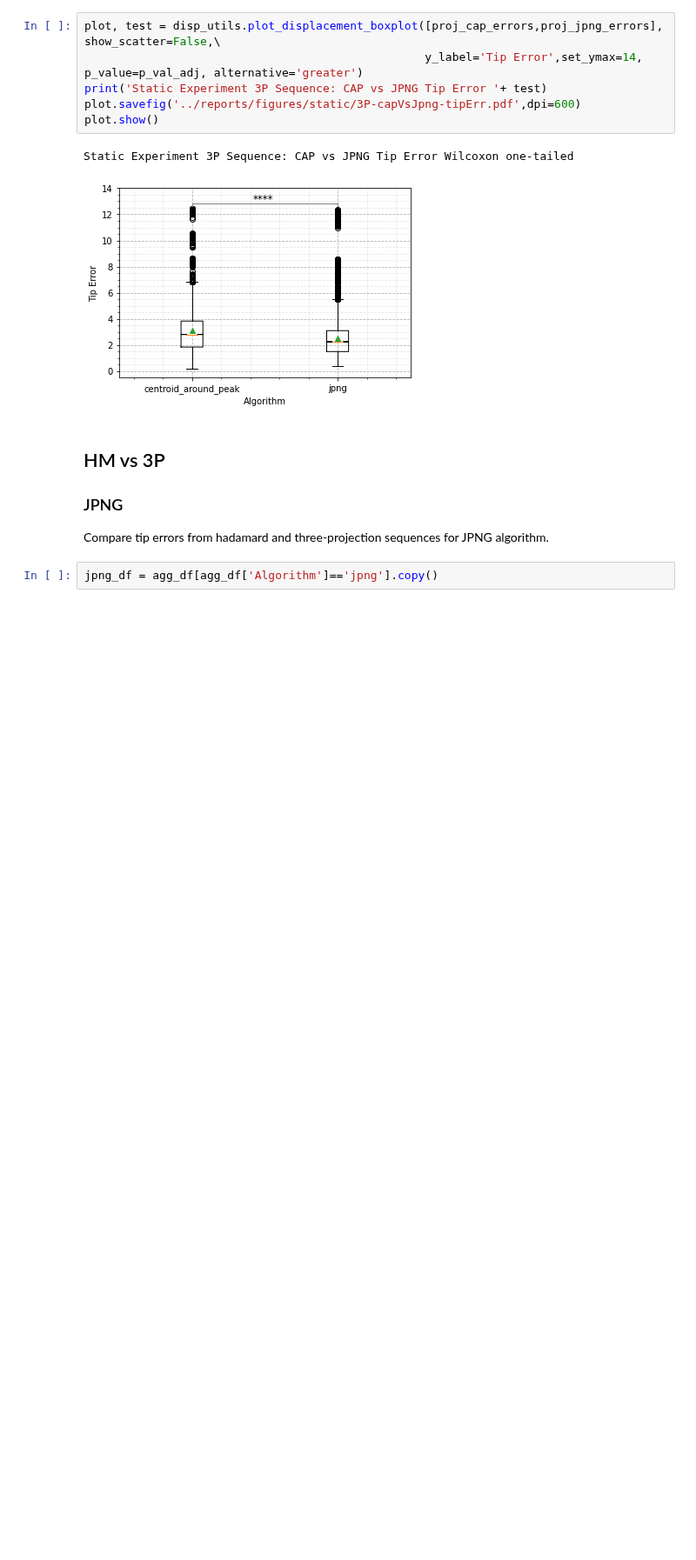
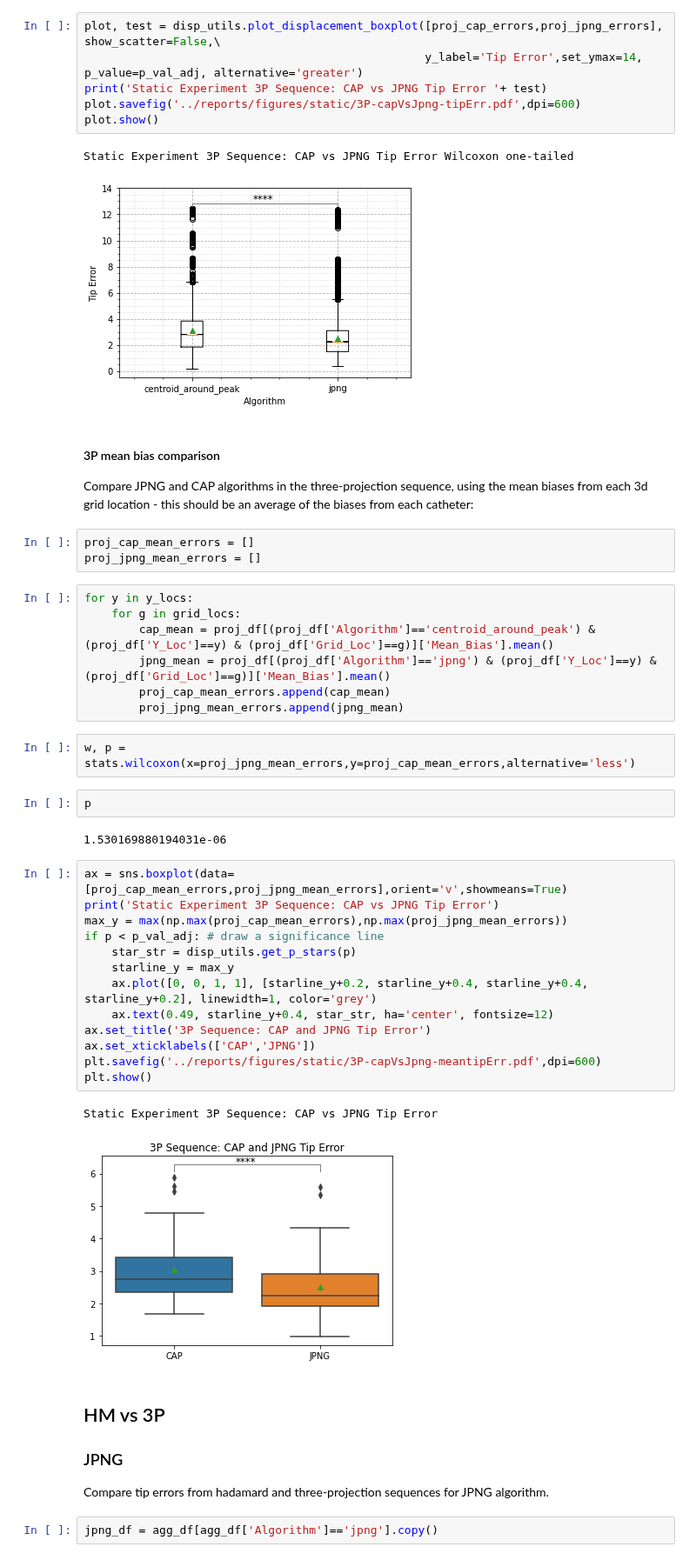
Before and after one commit to WrightGroupSRI/mr-tracking-analysis, a Jupyter notebook: Static_Tracking/static_tracking_heatmaps.ipynb, the cells around one changed output. Shown at 87% size. Drawn from its saved outputs; the diff is of its cells as text; blank space fills up the shorter version.

```diff
--- a/Static_Tracking/static_tracking_heatmaps.ipynb
+++ b/Static_Tracking/static_tracking_heatmaps.ipynb
@@ -331,6 +402,41 @@ plot.show()
 # %% [output]
 Static Experiment 3P Sequence: CAP vs JPNG Tip Error Wilcoxon one-tailed
 [figure]
+# %% [markdown]
+#### 3P mean bias comparison
+Compare JPNG and CAP algorithms in the three-projection sequence, using the mean biases from each 3d grid location - this should be an average of the biases from each catheter:
+# %%
+proj_cap_mean_errors = []
+proj_jpng_mean_errors = []
+# %%
+for y in y_locs:
+    for g in grid_locs:
+        cap_mean = proj_df[(proj_df['Algorithm']=='centroid_around_peak') & (proj_df['Y_Loc']==y) & (proj_df['Grid_Loc']==g)]['Mean_Bias'].mean()
+        jpng_mean = proj_df[(proj_df['Algorithm']=='jpng') & (proj_df['Y_Loc']==y) & (proj_df['Grid_Loc']==g)]['Mean_Bias'].mean()
+        proj_cap_mean_errors.append(cap_mean)
+        proj_jpng_mean_errors.append(jpng_mean)
+# %%
+w, p = stats.wilcoxon(x=proj_jpng_mean_errors,y=proj_cap_mean_errors,alternative='less')
+# %%
+p
+# %% [output]
+1.530169880194031e-06
+# %%
+ax = sns.boxplot(data=[proj_cap_mean_errors,proj_jpng_mean_errors],orient='v',showmeans=True)
+print('Static Experiment 3P Sequence: CAP vs JPNG Tip Error')
+max_y = max(np.max(proj_cap_mean_errors),np.max(proj_jpng_mean_errors))
+if p < p_val_adj: # draw a significance line
+    star_str = disp_utils.get_p_stars(p)
+    starline_y = max_y
+    ax.plot([0, 0, 1, 1], [starline_y+0.2, starline_y+0.4, starline_y+0.4, starline_y+0.2], linewidth=1, color='grey')
+    ax.text(0.49, starline_y+0.4, star_str, ha='center', fontsize=12)
+ax.set_title('3P Sequence: CAP and JPNG Tip Error')
+ax.set_xticklabels(['CAP','JPNG'])
+plt.savefig('../reports/figures/static/3P-capVsJpng-meantipErr.pdf',dpi=600)
+plt.show()
+# %% [output]
+Static Experiment 3P Sequence: CAP vs JPNG Tip Error
+[figure, added]
 # %% [markdown]
 ## HM vs 3P
 ### JPNG
```
Also changed, not shown: parts of 30 cells of this notebook, 1 other file.
